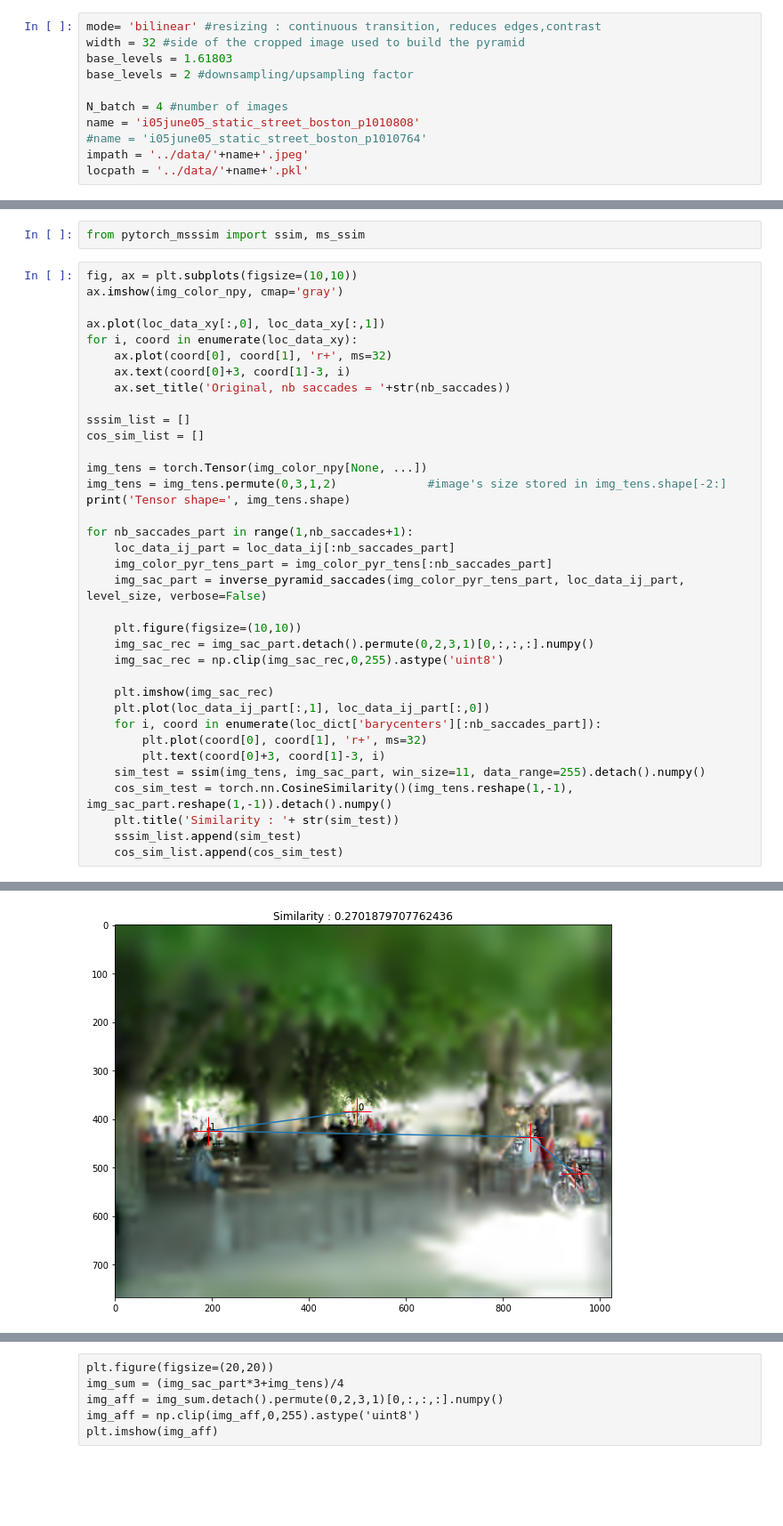
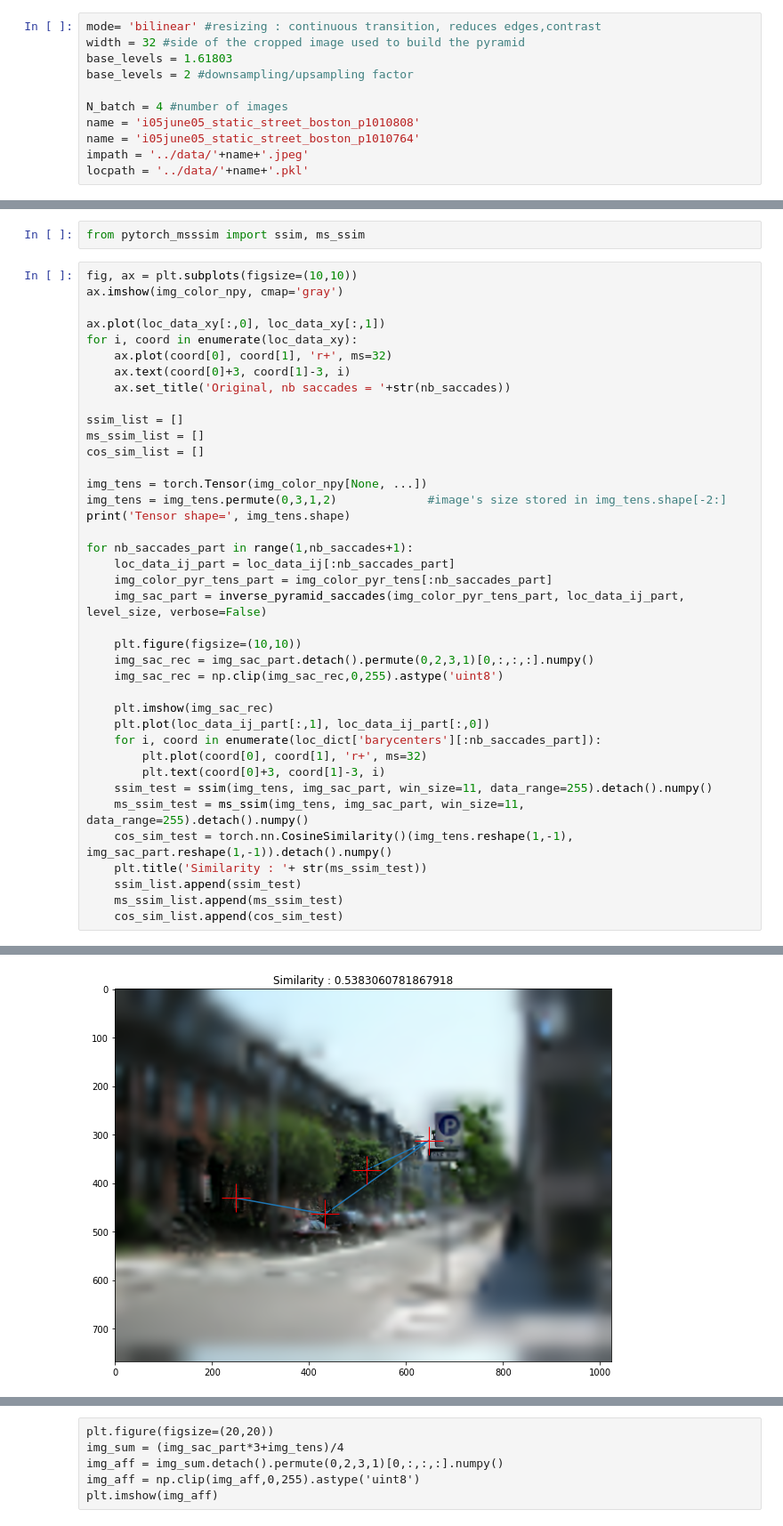
Before and after one commit to bicv/POLO, a Jupyter notebook: dev/2020-11-26 SSSIM tests.ipynb, the cells around one changed output, grey strips where cells are left out. Shown at 89% size. Drawn from its saved outputs; the diff is of its cells as text; blank space fills up the shorter version.

```diff
--- a/dev/2020-11-26 SSSIM tests.ipynb
+++ b/dev/2020-11-26 SSSIM tests.ipynb
@@ -14,7 +14,7 @@ base_levels = 2 #downsampling/upsampling factor
 
 N_batch = 4 #number of images
 name = 'i05june05_static_street_boston_p1010808'
-#name = 'i05june05_static_street_boston_p1010764'
+name = 'i05june05_static_street_boston_p1010764'
 impath = '../data/'+name+'.jpeg'
 locpath = '../data/'+name+'.pkl'
 # %%
@@ -150,7 +152,8 @@ for i, coord in enumerate(loc_data_xy):
     ax.text(coord[0]+3, coord[1]-3, i)
     ax.set_title('Original, nb saccades = '+str(nb_saccades))
 
-sssim_list = []
+ssim_list = []
+ms_ssim_list = []
 cos_sim_list = []
 
 img_tens = torch.Tensor(img_color_npy[None, ...])
@@ -171,10 +174,12 @@ for nb_saccades_part in range(1,nb_saccades+1):
     for i, coord in enumerate(loc_dict['barycenters'][:nb_saccades_part]):
         plt.plot(coord[0], coord[1], 'r+', ms=32)
         plt.text(coord[0]+3, coord[1]-3, i)
-    sim_test = ssim(img_tens, img_sac_part, win_size=11, data_range=255).detach().numpy()
+    ssim_test = ssim(img_tens, img_sac_part, win_size=11, data_range=255).detach().numpy()
+    ms_ssim_test = ms_ssim(img_tens, img_sac_part, win_size=11, data_range=255).detach().numpy()
     cos_sim_test = torch.nn.CosineSimilarity()(img_tens.reshape(1,-1), img_sac_part.reshape(1,-1)).detach().numpy()
-    plt.title('Similarity : '+ str(sim_test))
-    sssim_list.append(sim_test)
+    plt.title('Similarity : '+ str(ms_ssim_test))
+    ssim_list.append(ssim_test)
+    ms_ssim_list.append(ms_ssim_test)
     cos_sim_list.append(cos_sim_test)
 # %% [output]
 Tensor shape= torch.Size([1, 3, 768, 1024])
@@ -185 +190 @@ Tensor shape= torch.Size([1, 3, 768, 1024])
-[figure, old version]
+[figure, new version]
```
Also changed, not shown: parts of 8 cells of this notebook, 2 other files.
